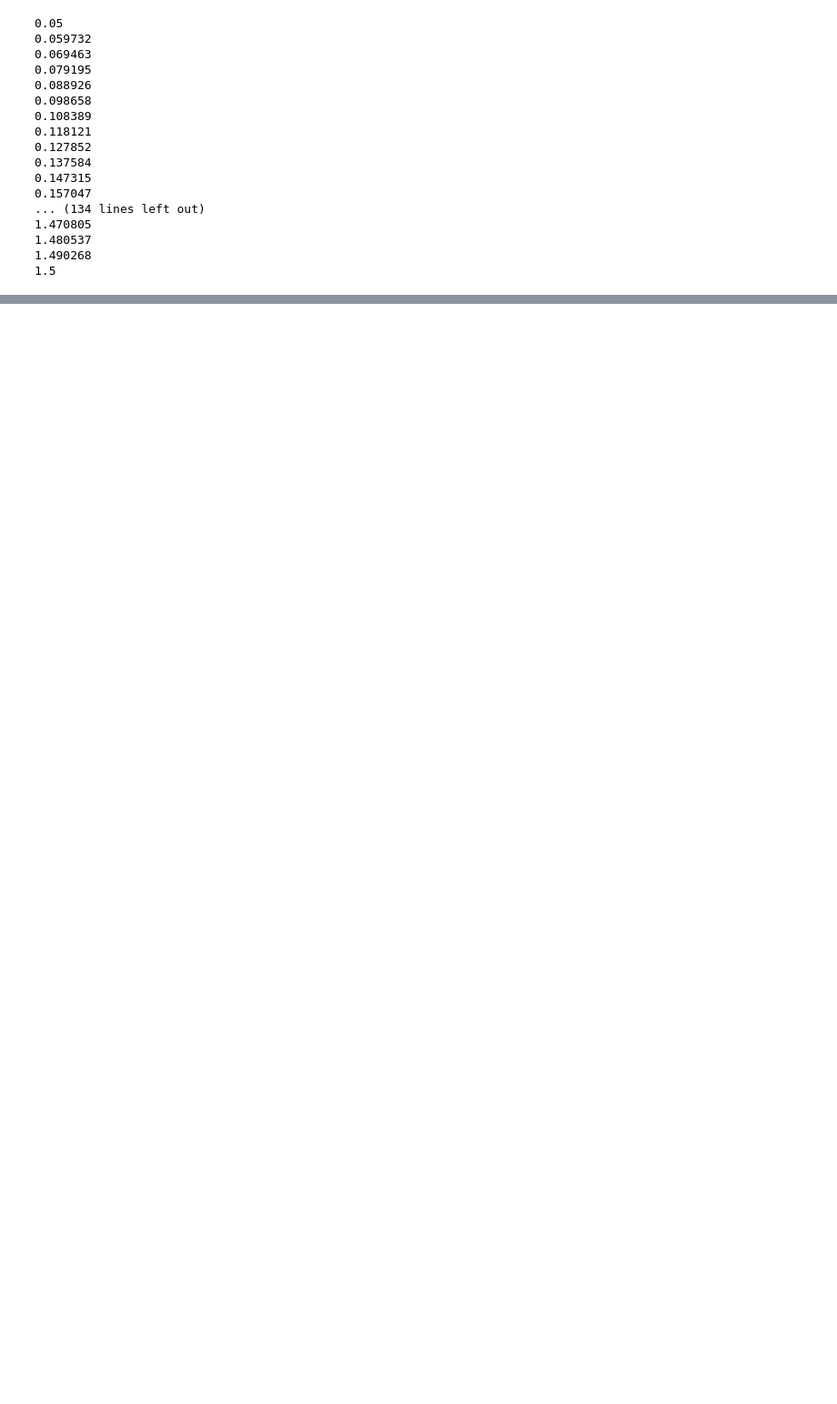
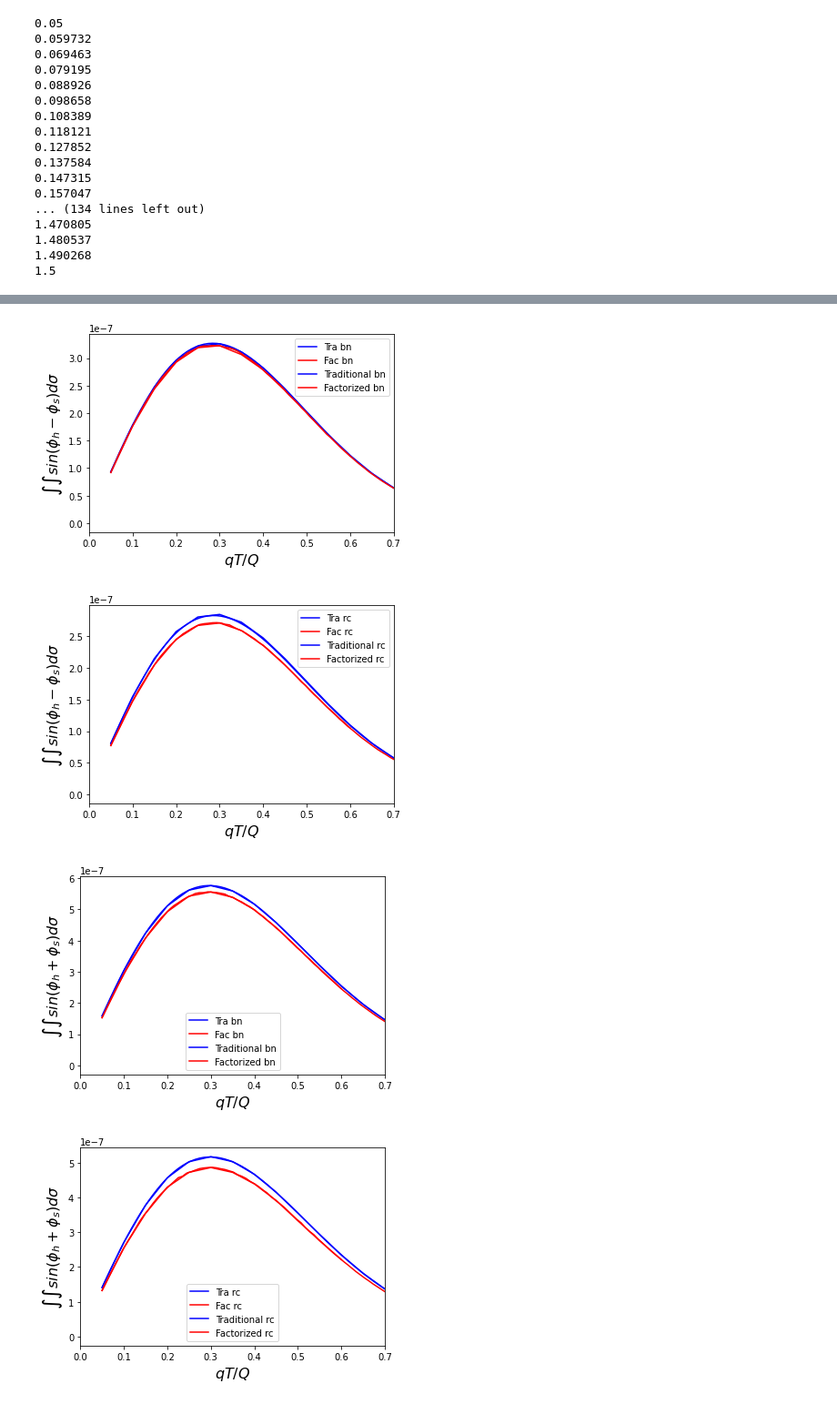
Before and after one commit to Mengzhendada/compare, a Jupyter notebook: Traditional_Factorized_compare_fine.ipynb, the cells around one changed output, grey strips where cells are left out. Shown at 91% size. Cells and saved outputs as stored; diff of their text form; code cells hidden in the pictures; blank space fills up the shorter version.

```diff
--- a/Traditional_Factorized_compare_fine.ipynb
+++ b/Traditional_Factorized_compare_fine.ipynb
@@ -42,0 +244,8 @@ file.close()
+# %%
+df_F_JLab_2_siv_rc = pd.read_csv('results/Fac-results/Fine/JLab_2_siv_rc.txt',delim_whitespace=True,names=column_names)
+df_F_JLab_2_siv_bn = pd.read_csv('results/Fac-results/Fine/JLab_2_siv_born.txt',delim_whitespace=True,names=column_names)
+df_F_JLab_2_col_rc = pd.read_csv('results/Fac-results/Fine/JLab_2_col_rc.txt',delim_whitespace=True,names=column_names)
+df_F_JLab_2_col_bn = pd.read_csv('results/Fac-results/Fine/JLab_2_col_born.txt',delim_whitespace=True,names=column_names)
+df_F_JLab_2_unpol_rc = pd.read_csv('results/Fac-results/Fine/JLab_2_unpol_rc.txt',delim_whitespace=True,names=column_names)
+df_F_JLab_2_unpol_bn = pd.read_csv('results/Fac-results/Fine/JLab_2_unpol_born.txt',delim_whitespace=True,names=column_names)
+df_F_JLab_2_siv_rc.head()
@@ -42,0 +259,10 @@ file.close()
+# %%
+df_F_JLab2_siv_rc = pd.read_csv('results/Fac-results/JLab_2_siv_rc.txt',delim_whitespace=True,skiprows=12)
+df_F_JLab2_siv_bn = pd.read_csv('results/Fac-results/JLab_2_siv_bn.txt',delim_whitespace=True,skiprows=12)
+df_F_JLab2_col_rc = pd.read_csv('results/Fac-results/JLab_2_col_rc.txt',delim_whitespace=True,skiprows=12)
+df_F_JLab2_col_bn = pd.read_csv('results/Fac-results/JLab_2_col_bn.txt',delim_whitespace=True,skiprows=12)
+df_F_JLab2_unpol_rc = pd.read_csv('results/Fac-results/JLab_2_unpol_rc.txt',delim_whitespace=True,skiprows=12)
+df_F_JLab2_unpol_bn = pd.read_csv('results/Fac-results/JLab_2_unpol_bn.txt',delim_whitespace=True,skiprows=12)
+df_F_JLab2_siv_rc.head()
+df_T_JLab2 = pd.read_csv('results/Tra-results/inj-all/results-jlab2.txt',delim_whitespace=True)
+df_T_JLab2.head()
@@ -42,0 +367,52 @@ file.close()
+# %%
+plt.plot(np.asarray(df_T_JLab2['qt_to_Q']),df_T_JLab2['sivers_bn'],color='b',label='Tra bn')
+plt.plot(np.asarray(df_F_JLab2_siv_bn['qT_Q']),df_F_JLab2_siv_bn['xs'],color='r',label='Fac bn')
+
+plt.plot(np.asarray(df_T_jlab2_siv['qt_to_Q']),df_T_jlab2_siv['sivers_bn'],color='b',label='Traditional bn')
+plt.plot(np.asarray(df_F_JLab_2_siv_bn['qT_Q']),df_F_JLab_2_siv_bn['xs'],color='r',label='Factorized bn')
+plt.xlim(0,0.7)
+plt.legend()
+plt.xlabel('$qT/Q$',fontsize=16)
+plt.ylabel('$\int \int sin(\phi_h-\phi_s)d\sigma$',fontsize =16)
+plt.savefig('results/compare/Fine/justsiv_bn_jlab2.pdf')
+
+plt.figure()
+plt.plot(np.asarray(df_T_JLab2['qt_to_Q']),df_T_JLab2['sivers_rc'],color='b',label='Tra rc')
+plt.plot(np.asarray(df_F_JLab2_siv_rc['qT_Q']),df_F_JLab2_siv_rc['xs'],color='r',label='Fac rc')
+
+plt.plot(np.asarray(df_T_jlab2_siv['qt_to_Q']),df_T_jlab2_siv['sivers_rc'],color='b',label='Traditional rc')
+plt.plot(np.asarray(df_F_JLab_2_siv_rc['qT_Q']),df_F_JLab_2_siv_rc['xs'],color='r',label='Factorized rc')
+plt.xlim(0,0.7)
+plt.legend()
+plt.xlabel('$qT/Q$',fontsize=16)
+plt.ylabel('$\int \int sin(\phi_h-\phi_s)d\sigma$',fontsize =16)
+plt.savefig('results/compare/Fine/justsiv_rc_jlab2.pdf')
+
+plt.figure()
+plt.plot(np.asarray(df_T_JLab2['qt_to_Q']),df_T_JLab2['collins_bn'],color='b',label='Tra bn')
+plt.plot(np.asarray(df_F_JLab2_col_bn['qT_Q']),df_F_JLab2_col_bn['xs'],color='r',label='Fac bn')
+
+plt.plot(np.asarray(df_T_jlab2_col['qt_to_Q']),df_T_jlab2_col['collins_bn'],color='b',label='Traditional bn')
+plt.plot(np.asarray(df_F_JLab_2_col_bn['qT_Q']),df_F_JLab_2_col_bn['xs'],color='r',label='Factorized bn')
+plt.xlim(0,0.7)
+plt.legend()
+plt.xlabel('$qT/Q$',fontsize=16)
+plt.ylabel('$\int \int sin(\phi_h+\phi_s)d\sigma$',fontsize =16)
+plt.savefig('results/compare/Fine/justcol_bn_jlab2.pdf')
+
+plt.figure()
+plt.plot(np.asarray(df_T_JLab2['qt_to_Q']),df_T_JLab2['collins_rc'],color='b',label='Tra rc')
+plt.plot(np.asarray(df_F_JLab2_col_rc['qT_Q']),df_F_JLab2_col_rc['xs'],color='r',label='Fac rc')
+
+plt.plot(np.asarray(df_T_jlab2_col['qt_to_Q']),df_T_jlab2_col['collins_rc'],color='b',label='Traditional rc')
+plt.plot(np.asarray(df_F_JLab_2_col_rc['qT_Q']),df_F_JLab_2_col_rc['xs'],color='r',label='Factorized rc')
+plt.xlim(0,0.7)
+plt.legend()
+plt.xlabel('$qT/Q$',fontsize=16)
+plt.ylabel('$\int \int sin(\phi_h+\phi_s)d\sigma$',fontsize =16)
+plt.savefig('results/compare/Fine/justcol_rc_jlab2.pdf')
+# %% [output]
+[figure, added]
+[figure, added]
+[figure, added]
+[figure, added]
```
Also changed, not shown: parts of 33 cells of this notebook, 6 other files.
